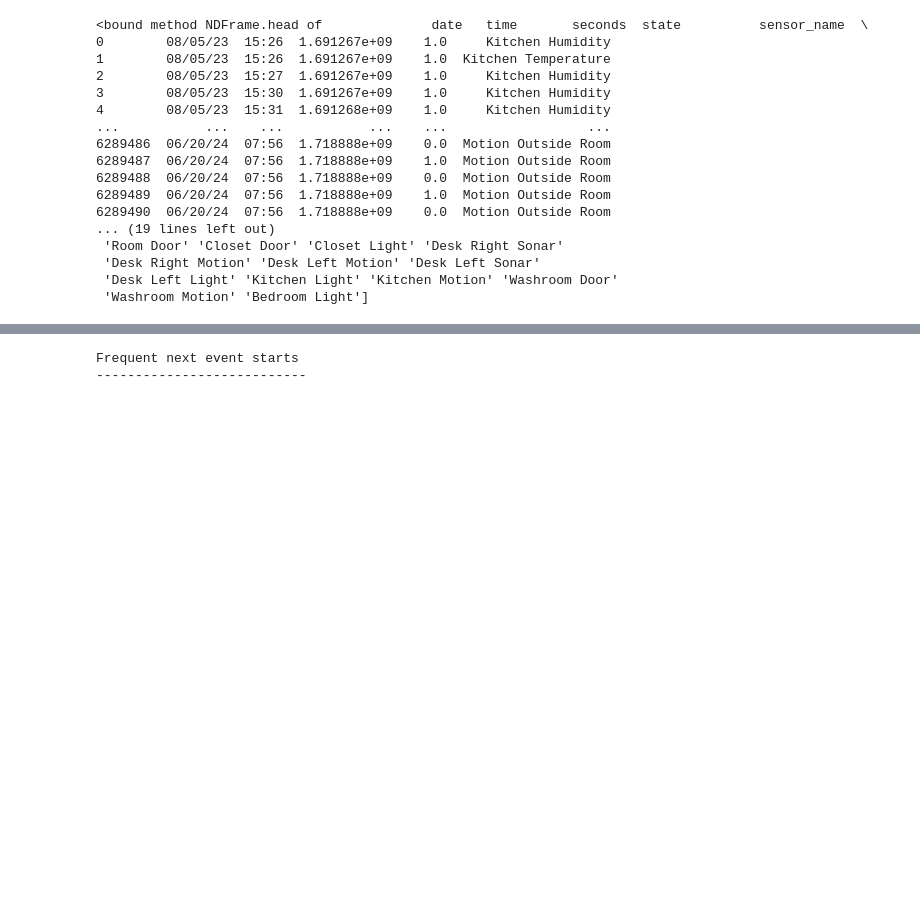
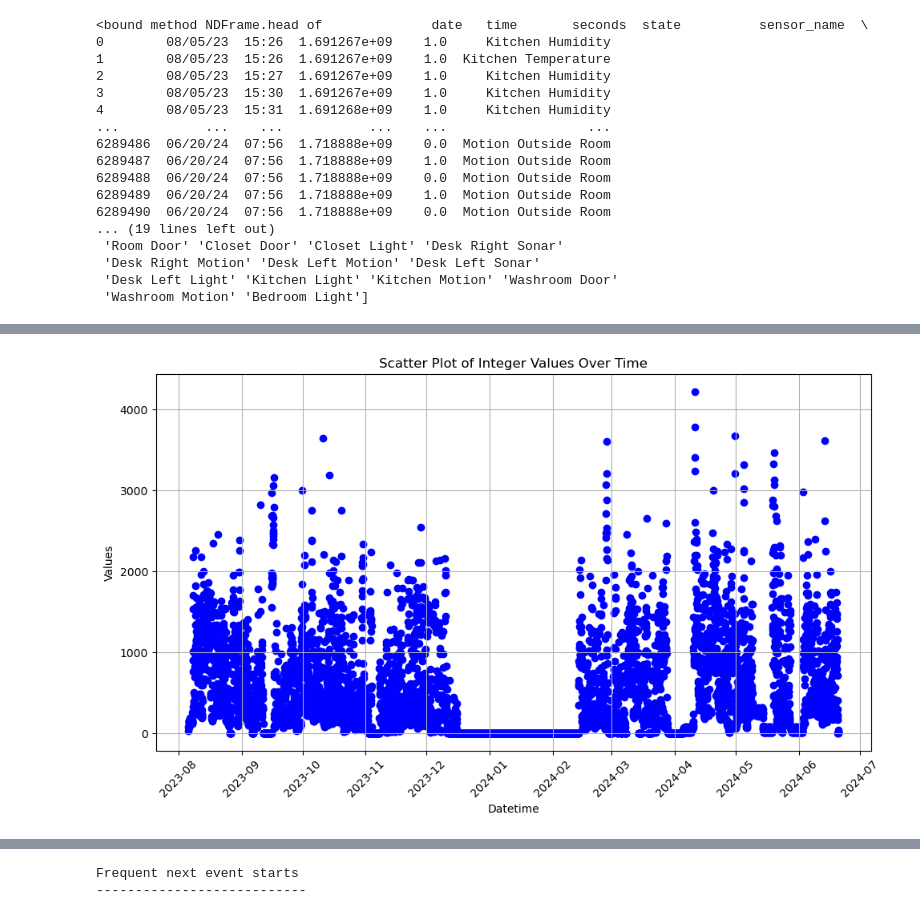
Before and after one commit to AsifTanvir/SEAD-analysis, a Jupyter notebook: Home_data_analysis.ipynb, the cells around one changed output, grey strips where cells are left out. Saved outputs shown, nothing was run; the diff lists cells and outputs as text; code cells hidden in the pictures; blank space fills up the shorter version.

Commit message:
home data analysis continued.

```diff
--- a/Home_data_analysis.ipynb
+++ b/Home_data_analysis.ipynb
@@ -43,3 +43,15 @@ print(unique_sensor)
  'Desk Right Motion' 'Desk Left Motion' 'Desk Left Sonar'
  'Desk Left Light' 'Kitchen Light' 'Kitchen Motion' 'Washroom Door'
  'Washroom Motion' 'Bedroom Light']
+# %%
+home_data = home_data.set_index('datetime') #make the date column as index
+
+# combined_office_data_filtered = combined_office_data.between_time('07:00', '19:00')
+# print(combined_office_data.size, combined_office_data_filtered.size)
+home_hourly = home_data.state.resample('1h').sum() #resample on hourly basis and get summary of sensor values on 2 hours.
+
+# home_hourly = home_hourly.between_time('09:00', '18:00')
+home_hourly = home_hourly.reset_index()
+home_data = home_data.reset_index()
+
+print(home_hourly.head, home_data.head(10))
@@ -45,0 +76,18 @@ print(unique_sensor)
+# %%
+plt.figure(figsize=(10, 6))
+plt.scatter(home_hourly['datetime'], home_hourly['state'], color='blue', marker='o')
+
+# Formatting the plot
+plt.title('Scatter Plot of Integer Values Over Time')
+plt.xlabel('Datetime')
+plt.ylabel('Values')
+plt.grid(True)
+
+# Rotating the x-axis labels for better readability
+plt.xticks(rotation=45)
+
+# Show the plot
+plt.tight_layout()
+plt.show()
+# %% [output]
+[figure, added]
```
Also changed, not shown: parts of 5 cells of this notebook, 1 other file.
